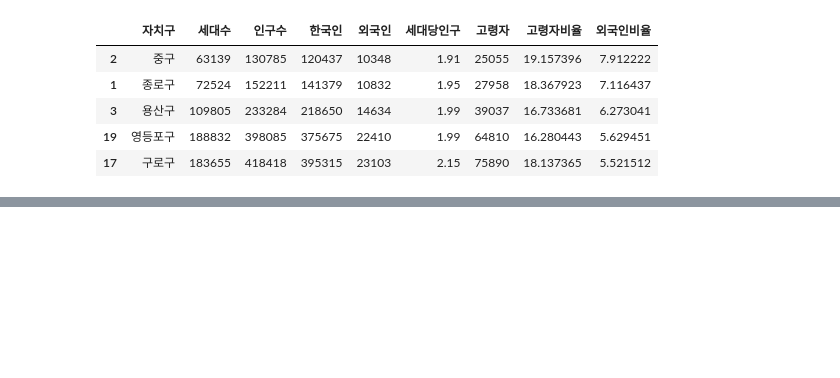
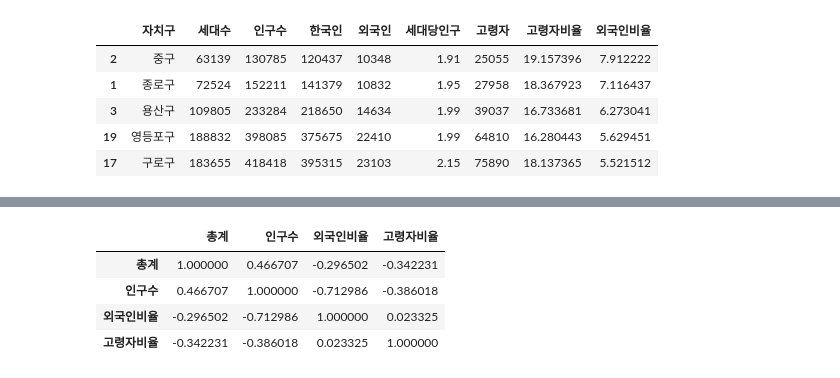
Before and after one commit to shared-repo/green-data-analysis, a Jupyter notebook: workspace/data-analysis-basic/eda-package-06.ipynb, the cells around one changed output, grey strips where cells are left out. Cells and saved outputs as stored; diff of their text form; code cells hidden in the pictures; blank space fills up the shorter version.

```diff
--- a/workspace/data-analysis-basic/eda-package-06.ipynb
+++ b/workspace/data-analysis-basic/eda-package-06.ipynb
@@ -110,0 +195,9 @@ seoul_population.sort_values(by="외국인비율", ascending=False).head()
+# %%
+
+filtered_seoul_cctv_population[["총계", "인구수", "외국인비율", "고령자비율"]].corr()
+# %% [output]
+|  | 총계 | 인구수 | 외국인비율 | 고령자비율 |
+| 총계 | 1.000000 | 0.466707 | -0.296502 | -0.342231 |
+| 인구수 | 0.466707 | 1.000000 | -0.712986 | -0.386018 |
+| 외국인비율 | -0.296502 | -0.712986 | 1.000000 | 0.023325 |
+| 고령자비율 | -0.342231 | -0.386018 | 0.023325 | 1.000000 |
```
Also changed, not shown: parts of 10 cells of this notebook.
